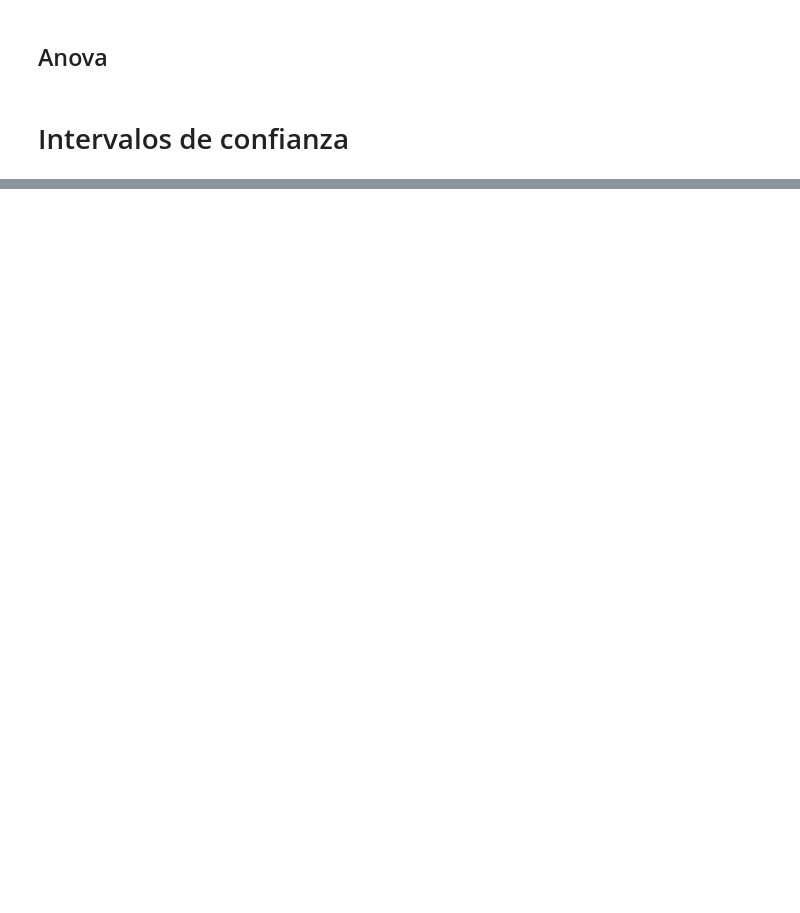
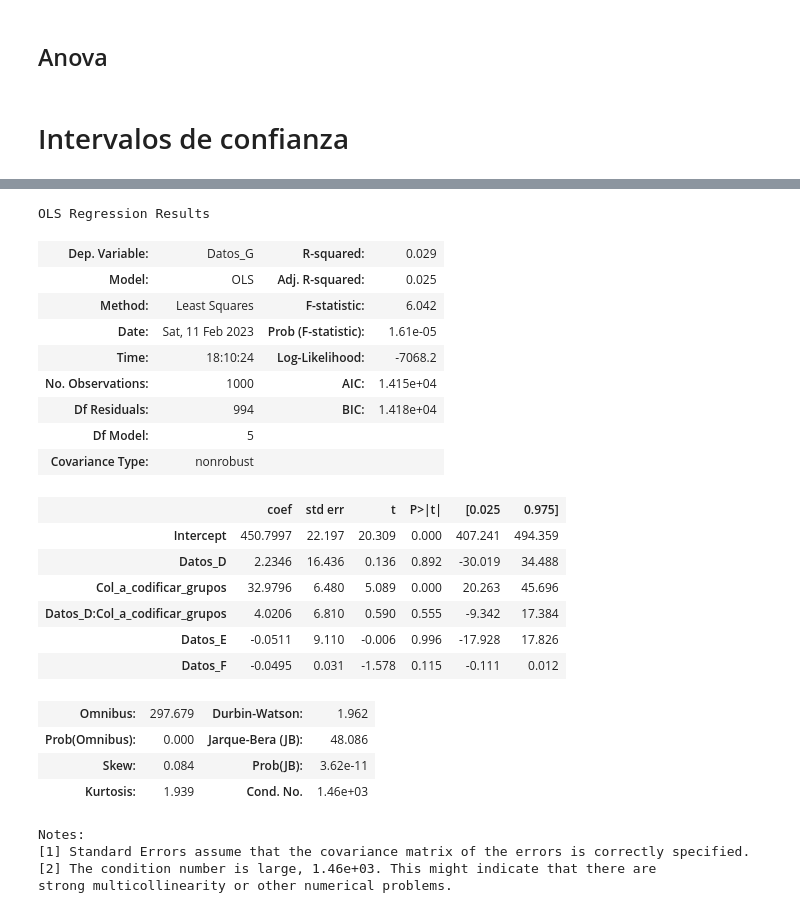
Before and after one commit to 4bm4/cheatsheetDC, a Jupyter notebook: clases.ipynb, the cells around one changed output, grey strips where cells are left out. Cells and saved outputs as stored; diff of their text form; code cells hidden in the pictures; blank space fills up the shorter version.

```diff
--- a/clases.ipynb
+++ b/clases.ipynb
@@ -25,18 +25,19 @@ df_prueba = pd.DataFrame({
 "Datos_G": [np.random.randint(0,1000) for _ in range(1000)],
 "Datos_cate_A": ['Grupo '+str(np.random.randint(0,6)) for _ in range(1000)],
 "Datos_cate_B": ['Grupo '+str(np.random.randint(0,4)) for _ in range(1000)],
+"Datos_cate_C": [np.random.randint(0,60) for _ in range(1000)],
 
 })
 
-for i in range(1,6):
-    df_prueba['Datos_E'][random.randint(0,23)]=None
+# for i in range(1,6):
+#     df_prueba['Datos_E'][random.randint(0,23)]=None
 
 
-for i in range(1,10):
-    df_prueba['Datos_F'][random.randint(0,23)]=None
+# for i in range(1,10):
+#     df_prueba['Datos_F'][random.randint(0,23)]=None
 
-for i in range(0,11):
-    df_prueba['Datos_G'][i]=None
+# for i in range(0,11):
+#     df_prueba['Datos_G'][i]=None
 # %%
 
 class DF_exploracion(pd.DataFrame):
@@ -1241,0 +1189,25 @@ ejemplo.plot_confidence_interval("Datos_D")
+# %%
+# si tienes variables con muchas categorias pues
+# tendrías un monton de dummys y no es la cosa tampoco
+# que va a parecer esto un sudoku (es que además pueden incluso ser practicamente iguales)
+# Entonces los puedes codificar usando los residuos de la regresión
+
+grupos1 = pd.DataFrame([
+    *pd.DataFrame ({
+    'Datos_cate_C': df_prueba['Datos_cate_C'],
+    'residuos':df_prueba[OUTCOME]-ej_lm.predict(df_prueba[predictores])
+    }).groupby(['Datos_cate_C']).apply(lambda x:
+       {
+    'Datos_cate_C' : x.iloc[0,0],
+    'count': len(x),
+    'residuo_medio': x.residuos.median()
+       })
+]).sort_values( 'residuo_medio')
+
+grupos1['cum_count']=np.cumsum(grupos1['count'])
+grupos1['Col_a_codificar_grupos']=pd.qcut(grupos1['cum_count'],5,labels=False,retbins=False)
+to_join= grupos1[['Datos_cate_C','Col_a_codificar_grupos']].set_index('Datos_cate_C')
+
+df_prueba=df_prueba.join(to_join, on='Datos_cate_C')
+df_prueba[['Datos_cate_C','Col_a_codificar_grupos']]
+# grupos4=grupos3.sort_values( 'residuo_medio')
@@ -1241,0 +1228,33 @@ ejemplo.plot_confidence_interval("Datos_D")
+# %%
+# interacciones entre variables que entre ellas hacen efecto en el outcome
+import statsmodels.formula.api as smf
+
+model=smf.ols(formula= "Datos_G ~Datos_D*Col_a_codificar_grupos+Datos_E+Datos_F",data=df_prueba )
+results=model.fit()
+results.summary()
+# %% [output]
+OLS Regression Results
+| Dep. Variable: | Datos_G | R-squared: | 0.029 |
+| Model: | OLS | Adj. R-squared: | 0.025 |
+| Method: | Least Squares | F-statistic: | 6.042 |
+| Date: | Sat, 11 Feb 2023 | Prob (F-statistic): | 1.61e-05 |
+| Time: | 18:10:24 | Log-Likelihood: | -7068.2 |
+| No. Observations: | 1000 | AIC: | 1.415e+04 |
+| Df Residuals: | 994 | BIC: | 1.418e+04 |
+| Df Model: | 5 |  |  |
+| Covariance Type: | nonrobust |  |  |
+|  | coef | std err | t | P>|t| | [0.025 | 0.975] |
+| Intercept | 450.7997 | 22.197 | 20.309 | 0.000 | 407.241 | 494.359 |
+| Datos_D | 2.2346 | 16.436 | 0.136 | 0.892 | -30.019 | 34.488 |
+| Col_a_codificar_grupos | 32.9796 | 6.480 | 5.089 | 0.000 | 20.263 | 45.696 |
+| Datos_D:Col_a_codificar_grupos | 4.0206 | 6.810 | 0.590 | 0.555 | -9.342 | 17.384 |
+| Datos_E | -0.0511 | 9.110 | -0.006 | 0.996 | -17.928 | 17.826 |
+| Datos_F | -0.0495 | 0.031 | -1.578 | 0.115 | -0.111 | 0.012 |
+| Omnibus: | 297.679 | Durbin-Watson: | 1.962 |
+| Prob(Omnibus): | 0.000 | Jarque-Bera (JB): | 48.086 |
+| Skew: | 0.084 | Prob(JB): | 3.62e-11 |
+| Kurtosis: | 1.939 | Cond. No. | 1.46e+03 |
+Notes:
+[1] Standard Errors assume that the covariance matrix of the errors is correctly specified.
+[2] The condition number is large, 1.46e+03. This might indicate that there are
+strong multicollinearity or other numerical problems.
```
Also changed, not shown: parts of 29 cells of this notebook.
